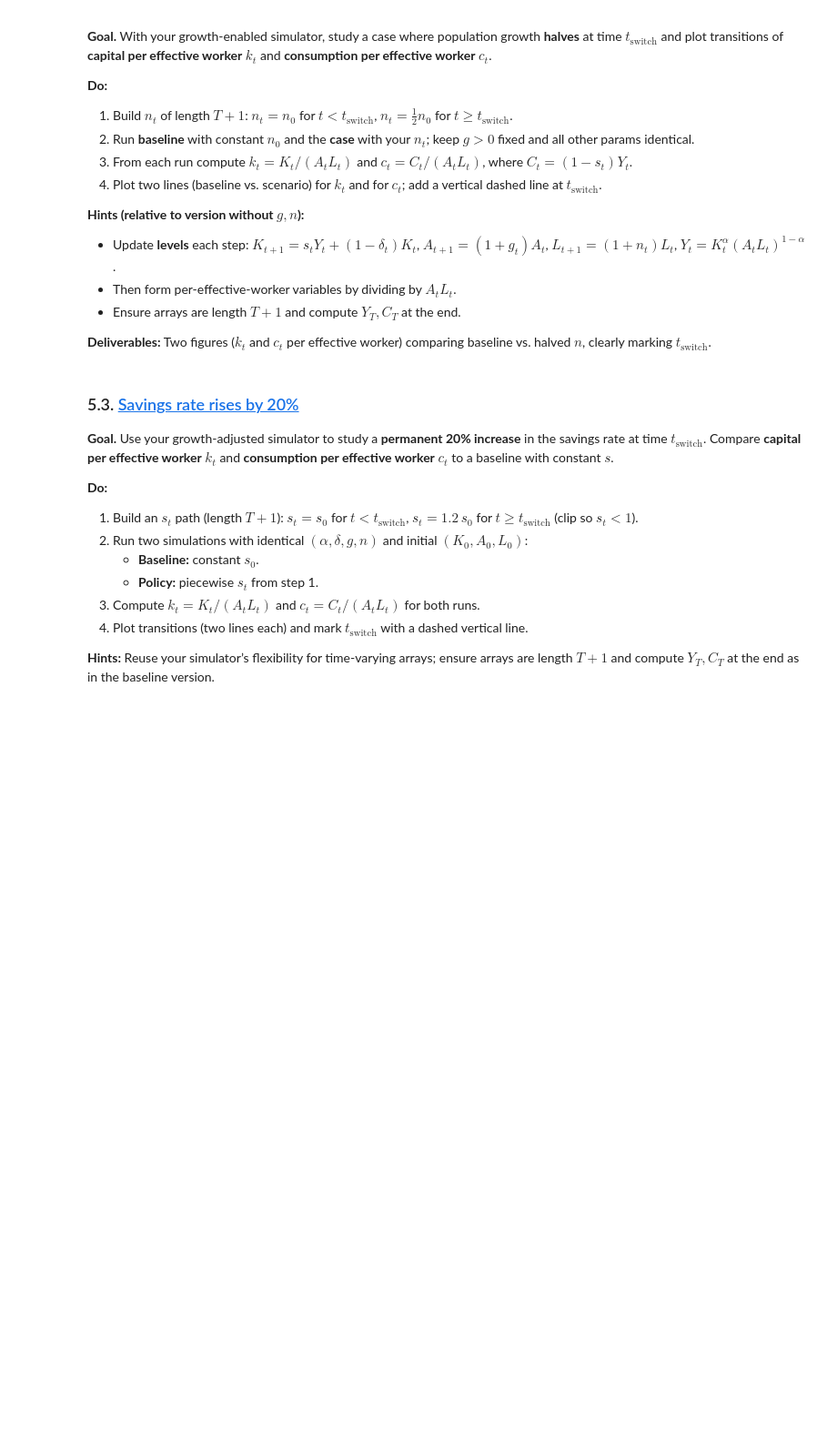
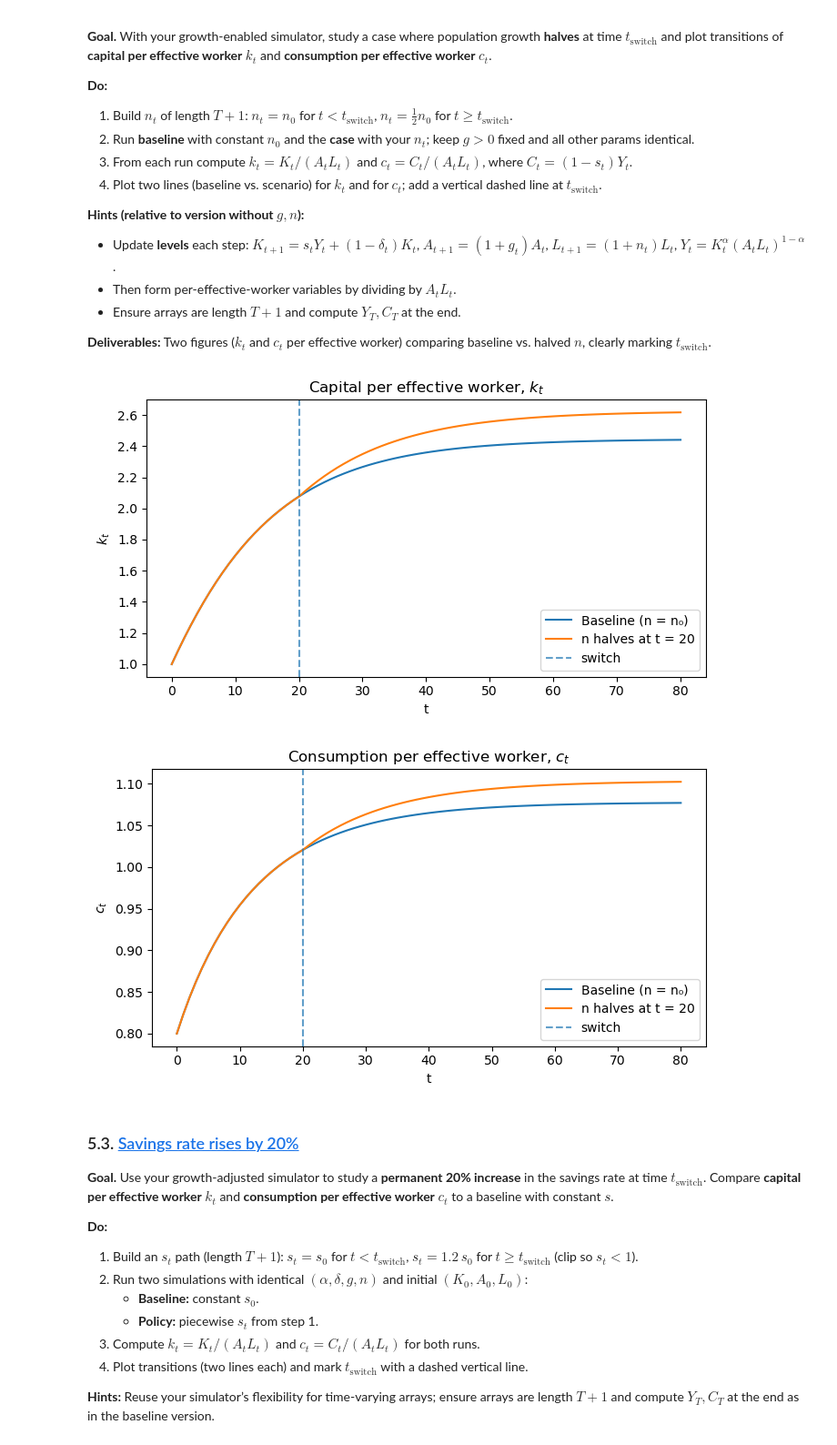
Before and after one commit to mhl687/ProgEcon-exercises, a Jupyter notebook: Problem_set_5_Solow/Problem_Set_5_Solow.ipynb, the cells around one changed output. Shown: that part at 91% size. Drawn from its saved outputs; the diff is of its cells as text; code cells hidden in the pictures; blank space fills up the shorter version.

```diff
--- a/Problem_set_5_Solow/Problem_Set_5_Solow.ipynb
+++ b/Problem_set_5_Solow/Problem_Set_5_Solow.ipynb
@@ -315,8 +497,81 @@ _ = runpy.run_module("A5_1", run_name="__main__");  # no big dict printed
 
 **Deliverables:** Two figures ($k_t$ and $c_t$ per effective worker) comparing baseline vs. halved $n$, clearly marking $t_{\text{switch}}$.
 # %%
-import runpy #
-_ = runpy.run_module("A5_2", run_name="__main__");  # no big dict printed
+
+
+# -- assume simulate_solow_gn() is already defined (from your previous cell) --
+
+def make_halved_path(T: int, n0: float, t_switch: int) -> np.ndarray:
+    """
+    Build a path for population growth n_t of length T+1:
+      n_t = n0 for t < t_switch, and n0/2 for t >= t_switch
+    """
+    n_path = np.full(T+1, n0, dtype=float)
+    if 0 <= t_switch <= T:
+        n_path[t_switch:] = 0.5 * n0
+    return n_path
+
+# ------------------ Parameters ------------------
+T       = 80
+t_switch= 20
+alpha   = 1/3
+s       = 0.20
+delta   = 0.08
+g       = 0.02      # tech growth (kept constant)
+n0      = 0.01      # baseline population growth
+
+K0 = 1.0; A0 = 1.0; L0 = 1.0
+
+# ------------------ Baseline (constant n = n0) ------------------
+base = simulate_solow_gn(
+    K0=K0, A0=A0, L0=L0, T=T,
+    alpha=alpha, s=s, delta=delta,
+    g=g, n=n0
+)
+
+# ------------------ Policy: n halves at t_switch ------------------
+n_path_halved = make_halved_path(T, n0, t_switch)
+half = simulate_solow_gn(
+    K0=K0, A0=A0, L0=L0, T=T,
+    alpha=alpha, s=s, delta=delta,
+    g=g, n=n_path_halved
+)
+
+# Per-effective-worker series
+k_base  = base["k_eff"]
+k_half  = half["k_eff"]
+c_base  = base["C"] / (base["A"] * base["L"])
+c_half  = half["C"] / (half["A"] * half["L"])
+
+# ------------------ Plots ------------------
+tgrid = np.arange(T+1)
+
+# (1) Capital per effective worker
+plt.figure(figsize=(7,4))
+plt.plot(tgrid, k_base,  label="Baseline (n = n₀)")
+plt.plot(tgrid, k_half,  label="n halves at t = {}".format(t_switch))
+plt.axvline(t_switch, linestyle="--", alpha=0.7, label="switch")
+plt.title("Capital per effective worker, $k_t$")
+plt.xlabel("t")
+plt.ylabel("$k_t$")
+plt.legend(loc="best")
+plt.tight_layout()
+plt.show()
+
+# (2) Consumption per effective worker
+plt.figure(figsize=(7,4))
+plt.plot(tgrid, c_base, label="Baseline (n = n₀)")
+plt.plot(tgrid, c_half, label="n halves at t = {}".format(t_switch))
+plt.axvline(t_switch, linestyle="--", alpha=0.7, label="switch")
+plt.title("Consumption per effective worker, $c_t$")
+plt.xlabel("t")
+plt.ylabel("$c_t$")
+plt.legend(loc="best")
+plt.tight_layout()
+plt.show()
+# %% [output]
+[figure, added]
+[figure, added]
 # %% [markdown]
 ### 5.3. <a id='toc5_3_'></a>[Savings rate rises by 20%](#toc0_)
 
```
Also changed, not shown: parts of 6 cells of this notebook.
